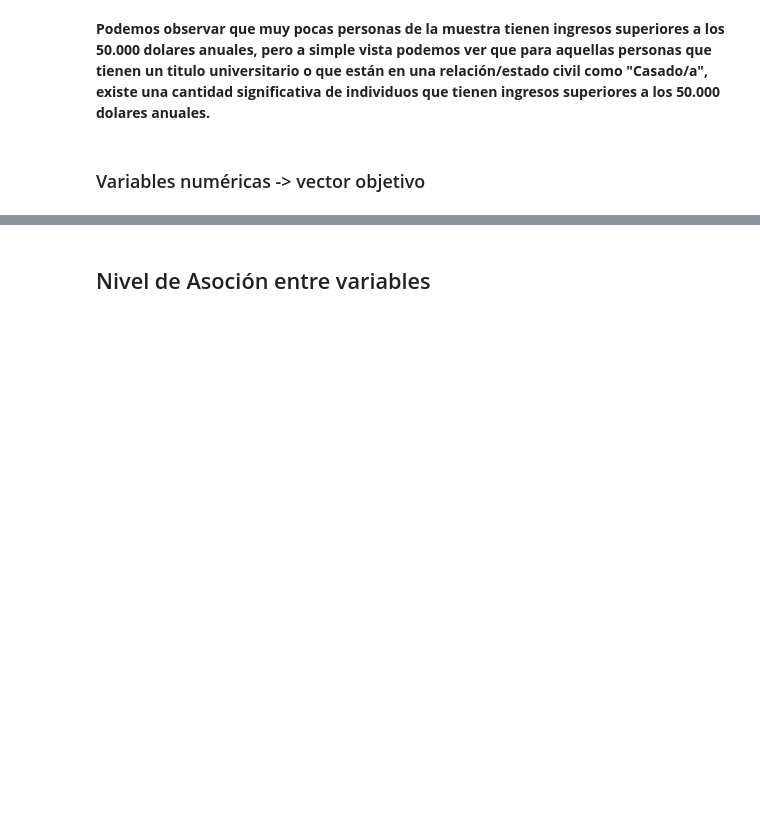
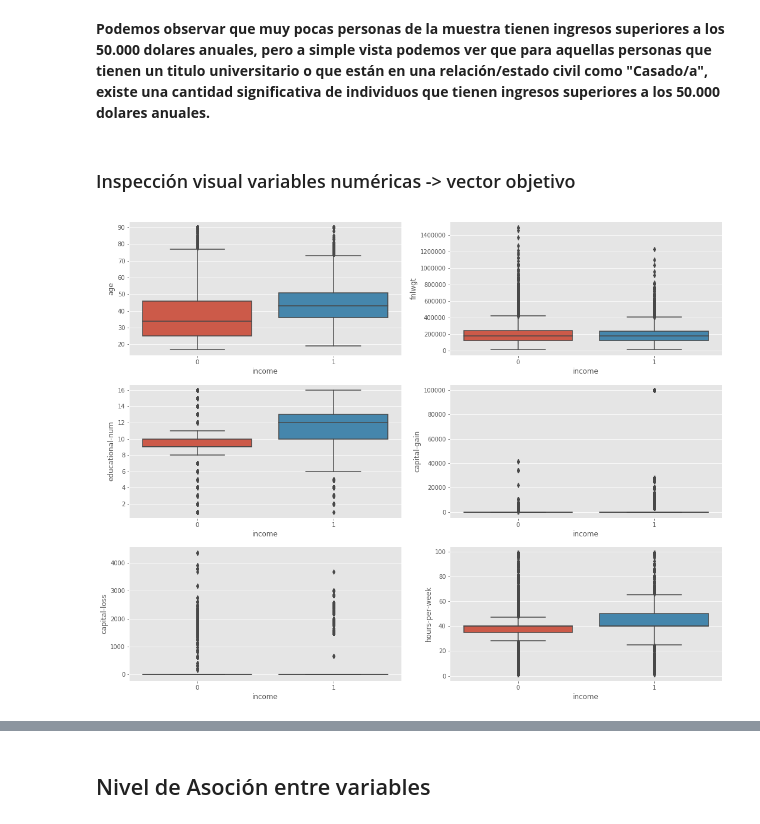
Before and after one commit to vidalchile/data_science_g14, a Jupyter notebook: prueba-fundamentos-data-science/prueba_hito_2_cristian_vidal/desafío_1_determinantes_del_ingreso_cristian_vidal.ipynb, the cells around one changed output, grey strips where cells are left out. Drawn from its saved outputs; the diff is of its cells as text; code cells hidden in the pictures; blank space fills up the shorter version.

Commit message:
refactorizando funcion helper

```diff
--- a/prueba-fundamentos-data-science/prueba_hito_2_cristian_vidal/desafío_1_determinantes_del_ingreso_cristian_vidal.ipynb
+++ b/prueba-fundamentos-data-science/prueba_hito_2_cristian_vidal/desafío_1_determinantes_del_ingreso_cristian_vidal.ipynb
@@ -570,4 +570,9 @@ funcion_auxiliar.get_var_categoricas_vector_objetivo(df, var_categoricas, 'incom
 # %% [markdown]
 __Podemos observar que muy pocas personas de la muestra tienen ingresos superiores a los 50.000 dolares anuales, pero a simple vista podemos ver que para aquellas personas que tienen un titulo universitario o que están en una relación/estado civil como "Casado/a", existe una cantidad significativa de individuos que tienen ingresos superiores a los 50.000 dolares anuales.__
 # %% [markdown]
-### Variables numéricas -> vector objetivo
+### Inspección visual variables numéricas -> vector objetivo
+# %%
+fig = plt.figure(figsize=(15,15))
+funcion_auxiliar.inspeccionar_vector_objetivo(df, var_numericas, 'income', 'boxplot')
+# %% [output]
+[figure, added]
```
Also changed, not shown: parts of 5 cells of this notebook, 1 other file.
